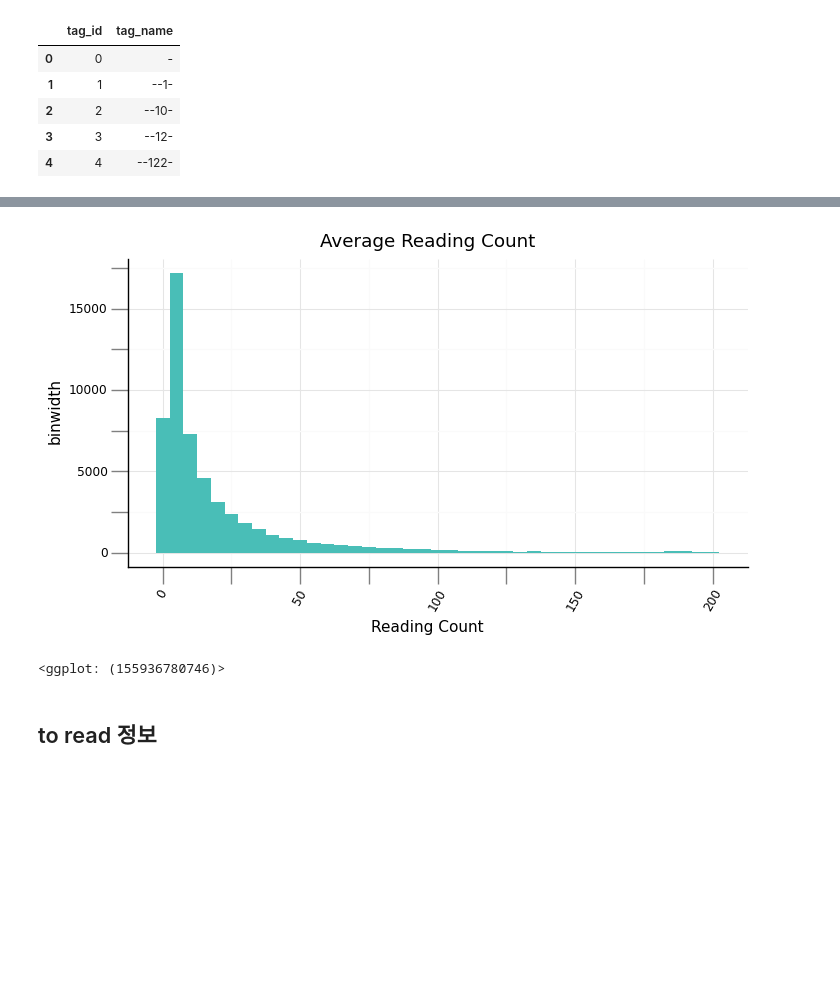
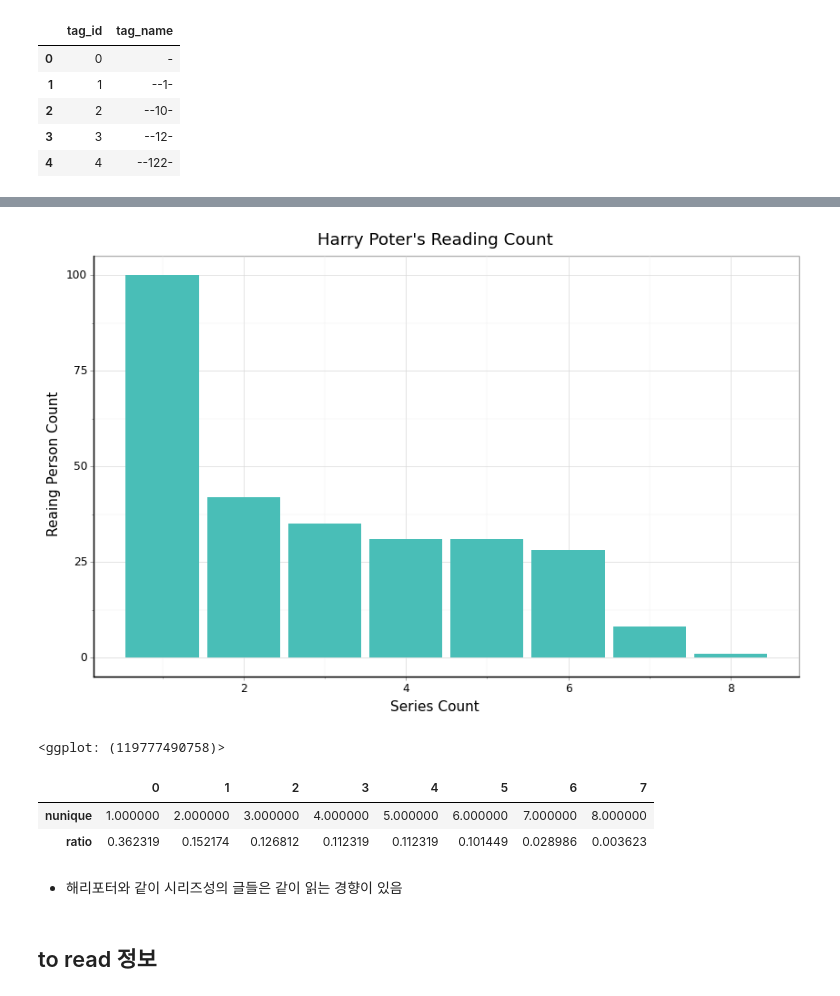
Before and after one commit to choco9966/Recommendation-Tutorial, a Jupyter notebook: 05. 추천시스템 실습하기/1. goodbooks-10k Data Exploratory Analysis .ipynb, the cells around one changed output, grey strips where cells are left out. Cells and saved outputs as stored; diff of their text form; code cells hidden in the pictures; blank space fills up the shorter version.

```diff
--- a/05. 추천시스템 실습하기/1. goodbooks-10k Data Exploratory Analysis .ipynb
+++ b/05. 추천시스템 실습하기/1. goodbooks-10k Data Exploratory Analysis .ipynb
@@ -232,20 +364,34 @@ Name: user_id, Length: 53424, dtype: int64
 # %%
-agg = ratings.groupby(['user_id'])['user_id'].agg({'count'}).reset_index()
-(ggplot(data=agg)
-    + geom_histogram(aes(x='count', y='stat(count)'), fill = '#49beb7', binwidth=5)
-    + theme_minimal()
-    + ggtitle("Average Reading Count")
-    + labs(x="Reading Count", y="binwidth")
+# ratings를 8개 전부 다 구매한 사람
+agg = ratings[ratings['book_id'].isin([1,2,3,4,5,6,7,8])].groupby(['user_id'])['book_id'].agg({'nunique'})
+agg = agg.reset_index()
+agg = agg.groupby(['nunique'])['user_id'].agg({'count'}).reset_index()
+
+(ggplot(data = agg)
+  + geom_bar(aes(x='nunique', y='count'), fill = '#49beb7', stat = "identity")
+  + labs(title = "Harry Poter's Reading Count",
+         x = 'Series Count',
+         y = 'Reaing Person Count')
+  + theme_light()
     + theme(
-         axis_text_x = element_text(angle=60, color='black'),
+         axis_text_x = element_text(color='black'),
          axis_text_y = element_text(color='black'),
          axis_line=element_line(color="black"),
          axis_ticks=element_line(color = "grey"),
-         figure_size=(8,4))
+         figure_size=(10,6))
 )
 # %% [output]
-[figure, old version]
+[figure, new version]
-<ggplot: (155936780746)>
+<ggplot: (119777490758)>
+# %%
+agg['ratio'] = agg['count'] / agg['count'].sum()
+agg[['nunique', 'ratio']].T
+# %% [output]
+|  | 0 | 1 | 2 | 3 | 4 | 5 | 6 | 7 |
+| nunique | 1.000000 | 2.000000 | 3.000000 | 4.000000 | 5.000000 | 6.000000 | 7.000000 | 8.000000 |
+| ratio | 0.362319 | 0.152174 | 0.126812 | 0.112319 | 0.112319 | 0.101449 | 0.028986 | 0.003623 |
+# %% [markdown]
+- 해리포터와 같이 시리즈성의 글들은 같이 읽는 경향이 있음
 # %% [markdown]
 ## to read 정보
 # %%
```
Also changed, not shown: parts of 52 cells of this notebook.
